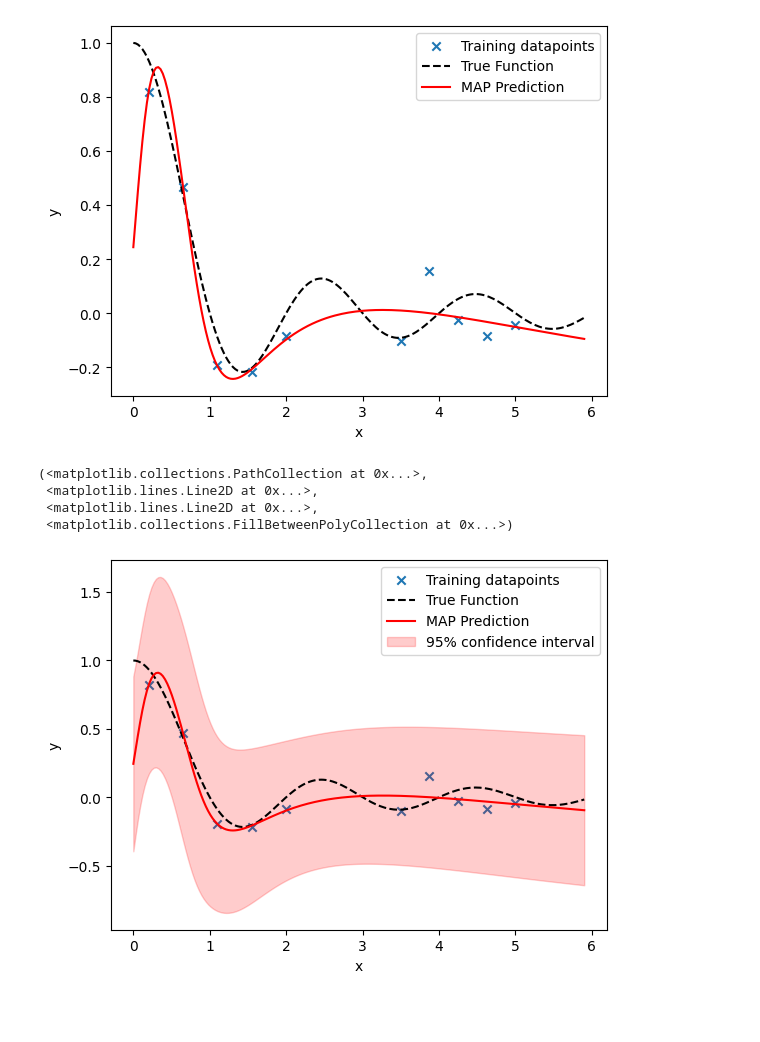
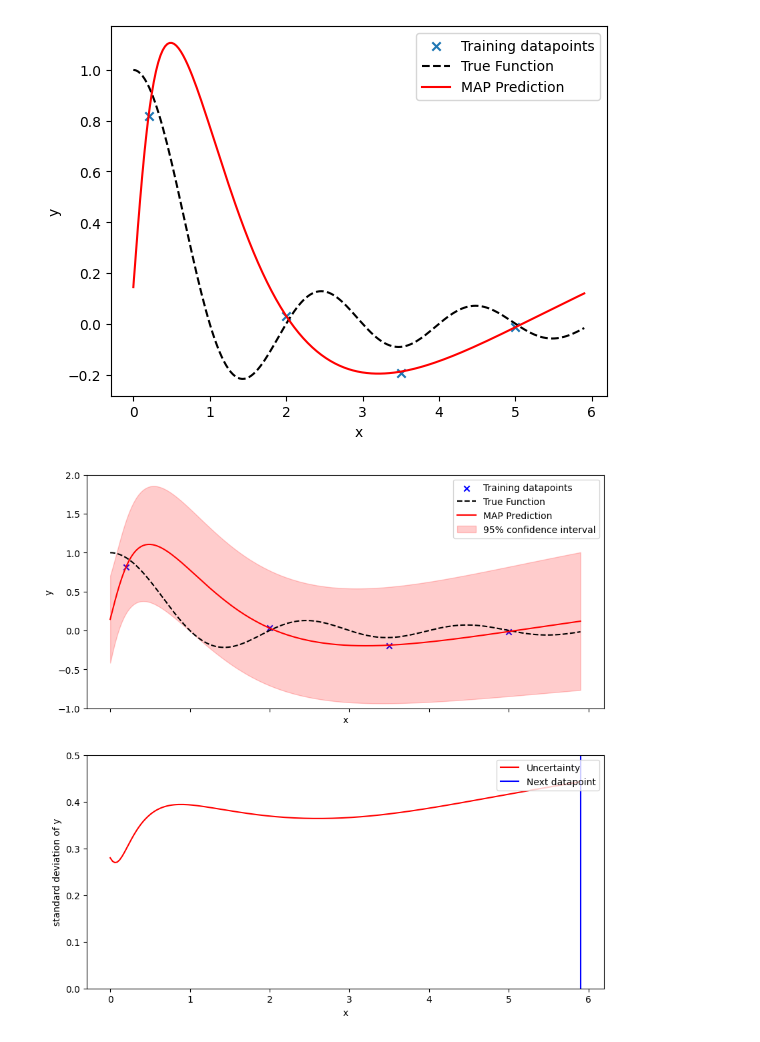
Before and after one commit to laplax-org/laplax, a Jupyter notebook: examples/0003_laplax_for_active_learning.ipynb, the cells around one changed output. Drawn from its saved outputs; the diff is of its cells as text; code cells hidden in the pictures; blank space fills up the shorter version.

Commit message:
Add uncertainty subplot in animation

```diff
--- a/examples/0003_laplax_for_active_learning.ipynb
+++ b/examples/0003_laplax_for_active_learning.ipynb
@@ -58,7 +58,7 @@ def true_function(xs):
     return vmap(function)(xs, keys)
 
 
-x = jnp.concatenate((jnp.linspace(0.2, 2, 5), jnp.linspace(3.5, 5, 5)))[:, None]
+x = jnp.concatenate((jnp.linspace(0.2, 2, 2), jnp.linspace(3.5, 5, 2)))[:, None]
 
 key = random.key(seed)
 keys = random.split(key, len(x))
@@ -164,7 +159,7 @@ plt.xlabel("x")
 plt.ylabel("y")
 plt.show()
 # %% [output]
-[figure, old version]
+[figure, new version]
 # %%
 def quantify_uncertainty(model, trainloader, x_pred, prior_precision):
     """Compute uncertainty of model on x_pred using laplax.
@@ -244,50 +239,50 @@ next_datapoint = find_next_datapoint(x_pred, y_std)
 # %%
 # Visualization with uncertainty, optimal next data point
 
 
-def plot_prediction_with_uncertainty(trainloader, y_mean, y_std):
+def plot_prediction_with_uncertainty(ax, trainloader, y_mean, y_std):
     x = trainloader.X
     y = trainloader.y
 
-    art1 = ax.scatter(x, y, marker="x", label="Training datapoints")
+    art1 = ax.scatter(x, y, marker="x", color="blue", label="Training datapoints")
 
     art2, = ax.plot(x_pred, y_true, color="black", linestyle="--", label="True Function")
 
     art3, = ax.plot(x_pred, y_mean, color="red", label="MAP Prediction")
 
     art4 = ax.fill_between(
         x_pred.flatten(),
         (y_mean - 2 * y_std).flatten(),
         (y_mean + 2 * y_std).flatten(),
         color="red",
         alpha=0.2,
         label="95% confidence interval",
     )
-    ax.legend()
+    ax.legend(loc="upper right")
     ax.set_xlabel("x")
     ax.set_ylabel("y")
+    ax.set_ylim((-1., 2.))
 
     return (art1, art2, art3, art4)
 
-    next_datapoint = find_next_datapoint(x_pred, y_std)
+def plot_uncertainty_and_maximum(ax, y_std, next_datapoint):
 
-    plt.plot(x_pred, y_std, color="black", label="Uncertainty")
-    plt.axvline(next_datapoint, color="orange", label="Next datapoint")
-    plt.legend()
-    plt.xlabel("x")
-    plt.ylabel("standard deviation of y")
-    plt.show()
-    return None
+    art1, = ax.plot(x_pred, y_std, color="red", label="Uncertainty")
+    art2 = ax.axvline(next_datapoint, color="blue", label="Next datapoint")
+    ax.legend(loc="upper right")
+    ax.set_xlabel("x")
+    ax.set_ylabel("standard deviation of y")
+    ax.set_ylim((0, 0.5))
+
+    return (art1, art2)
 
 
-fig, ax = plt.subplots()
-plot_prediction_with_uncertainty(dataloader, y_mean, y_std)
+fig, (ax1, ax2) = plt.subplots(2, sharex=True, figsize=(10,10))
+plot_prediction_with_uncertainty(ax1, dataloader, y_mean, y_std)
+plot_uncertainty_and_maximum(ax2, y_std, next_datapoint)
+plt.show()
 # %% [output]
-(<matplotlib.collections.PathCollection at 0x...>,
- <matplotlib.lines.Line2D at 0x...>,
- <matplotlib.lines.Line2D at 0x...>,
- <matplotlib.collections.FillBetweenPolyCollection at 0x...>)
-[figure, old version]
+[figure, new version]
 # %%
 # Active learning loop
 
```
Also changed, not shown: parts of 4 cells of this notebook.
